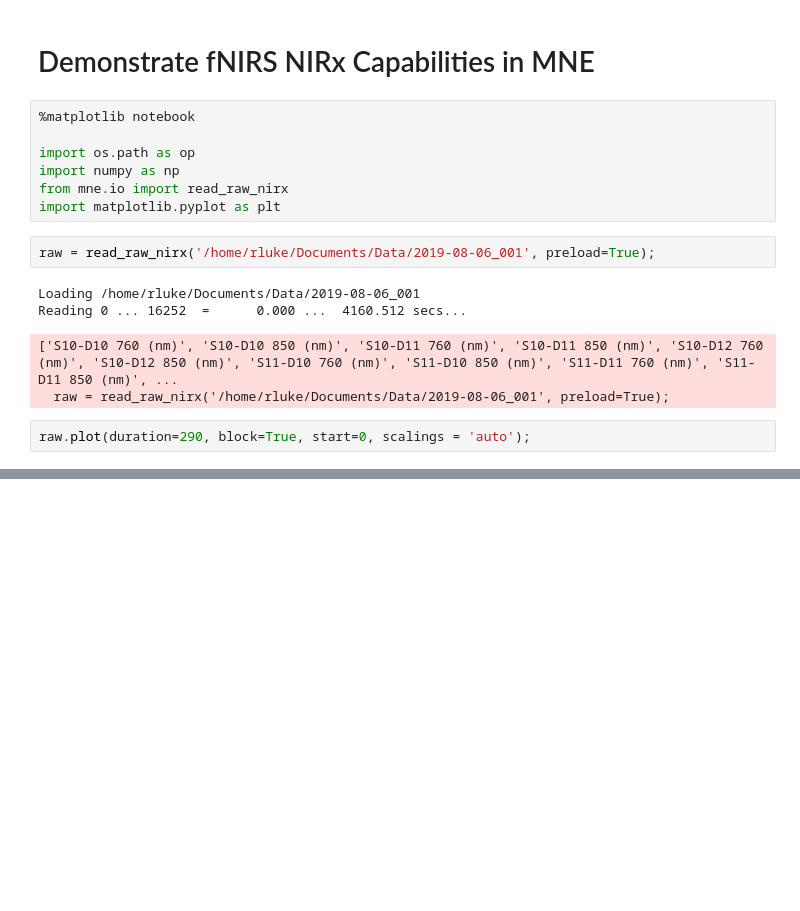
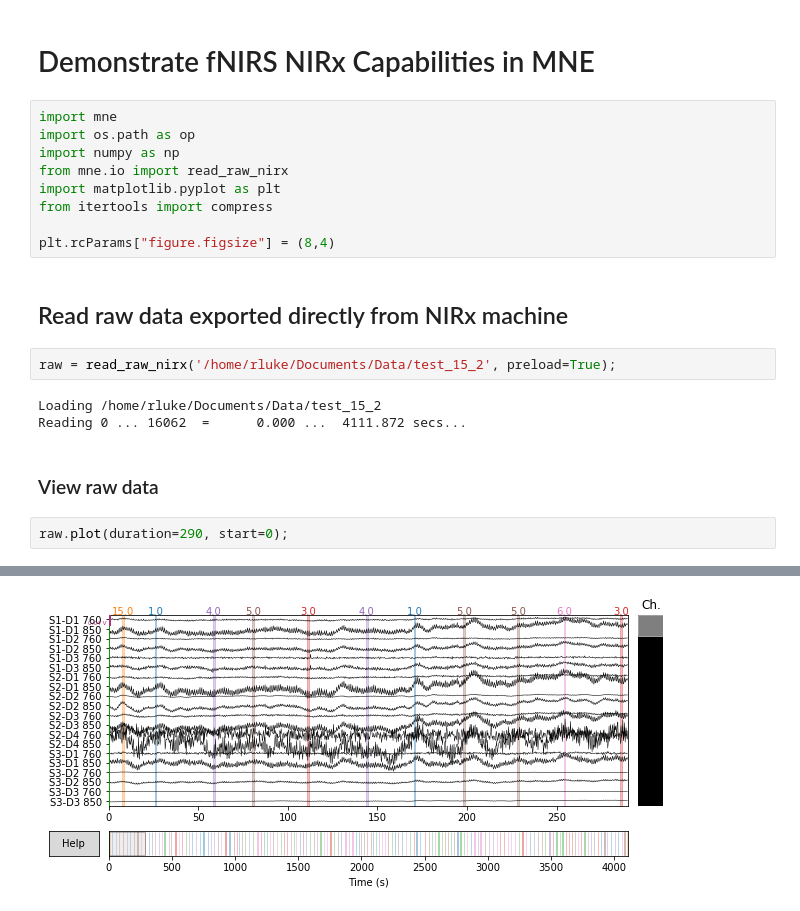
Before and after one commit to rob-luke/mne-fnirs-demo, a Jupyter notebook: NIRx Reader.ipynb, the cells around one changed output, grey strips where cells are left out. Saved outputs shown, nothing was run; the diff lists cells and outputs as text; blank space fills up the shorter version.

```diff
--- a/NIRx Reader.ipynb
+++ b/NIRx Reader.ipynb
@@ -1,19 +1,23 @@
 # %% [markdown]
 # Demonstrate fNIRS NIRx Capabilities in MNE
 # %%
-%matplotlib notebook
-
+import mne
 import os.path as op
 import numpy as np
 from mne.io import read_raw_nirx
 import matplotlib.pyplot as plt
+from itertools import compress
+
+plt.rcParams["figure.figsize"] = (8,4)
+# %% [markdown]
+## Read raw data exported directly from NIRx machine
 # %%
-raw = read_raw_nirx('/home/rluke/Documents/Data/2019-08-06_001', preload=True);
+raw = read_raw_nirx('/home/rluke/Documents/Data/test_15_2', preload=True);
 # %% [output]
-Loading /home/rluke/Documents/Data/2019-08-06_001
-Reading 0 ... 16252  =      0.000 ...  4160.512 secs...
+Loading /home/rluke/Documents/Data/test_15_2
+Reading 0 ... 16062  =      0.000 ...  4111.872 secs...
-['S10-D10 760 (nm)', 'S10-D10 850 (nm)', 'S10-D11 760 (nm)', 'S10-D11 850 (nm)', 'S10-D12 760 (nm)', 'S10-D12 850 (nm)', 'S11-D10 760 (nm)', 'S11-D10 850 (nm)', 'S11-D11 760 (nm)', 'S11-D11 850 (nm)', ...
-  raw = read_raw_nirx('/home/rluke/Documents/Data/2019-08-06_001', preload=True);
+# %% [markdown]
+### View raw data
 # %%
-raw.plot(duration=290, block=True, start=0, scalings = 'auto');
+raw.plot(duration=290, start=0);
 # %% [output]
@@ -21,0 +24 @@ raw.plot(duration=290, block=True, start=0, scalings = 'auto');
+[figure, added]
```
Also changed, not shown: parts of 11 cells of this notebook.
